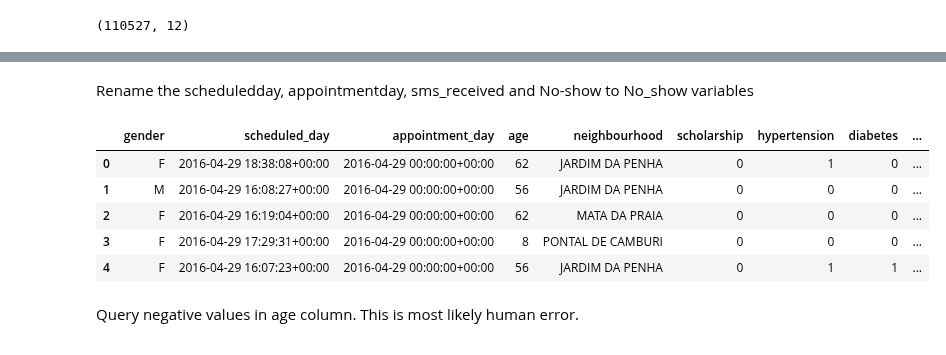
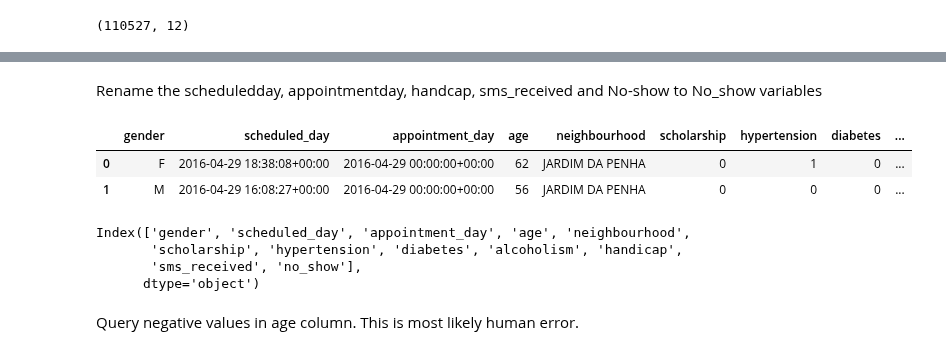
Before and after one commit to EnochAy/Udacity-Nanodegree-project--Data-Investigation-, a Jupyter notebook: Python Code/submission.ipynb, the cells around one changed output, grey strips where cells are left out. Saved outputs shown, nothing was run; the diff lists cells and outputs as text; code cells hidden in the pictures.

```diff
--- a/Python Code/submission.ipynb
+++ b/Python Code/submission.ipynb
@@ -341,7 +341,7 @@ df.head()
 | 3 | F | 2016-04-29 17:29:31+00:00 | 2016-04-29 00:00:00+00:00 | 8 | PONTAL DE CAMBURI | 0 | 0 | 0 | ... |
 | 4 | F | 2016-04-29 16:07:23+00:00 | 2016-04-29 00:00:00+00:00 | 56 | JARDIM DA PENHA | 0 | 1 | 1 | ... |
 # %% [markdown]
-Rename the scheduledday, appointmentday, sms_received and No-show to No_show variables
+Rename the scheduledday, appointmentday, handcap, sms_received and No-show to No_show variables
 # %%
 df.rename(columns=lambda x: x.strip().lower().replace(" ", "_"), inplace=True)
 
@@ -352,15 +352,21 @@ df.rename(columns= {'appointmentday':'appointment_day'}, inplace = True)
 df.rename(columns = {'hipertension':'hypertension'}, inplace = True)
 
 df.rename(columns= {'handcap':'handicap'}, inplace = True)
+
+df.rename(columns= {'no-show':'no_show'}, inplace = True)
 # %%
-df.head()
+df.head(2)
 # %% [output]
 |  | gender | scheduled_day | appointment_day | age | neighbourhood | scholarship | hypertension | diabetes | ... |
 | 0 | F | 2016-04-29 18:38:08+00:00 | 2016-04-29 00:00:00+00:00 | 62 | JARDIM DA PENHA | 0 | 1 | 0 | ... |
 | 1 | M | 2016-04-29 16:08:27+00:00 | 2016-04-29 00:00:00+00:00 | 56 | JARDIM DA PENHA | 0 | 0 | 0 | ... |
-| 2 | F | 2016-04-29 16:19:04+00:00 | 2016-04-29 00:00:00+00:00 | 62 | MATA DA PRAIA | 0 | 0 | 0 | ... |
-| 3 | F | 2016-04-29 17:29:31+00:00 | 2016-04-29 00:00:00+00:00 | 8 | PONTAL DE CAMBURI | 0 | 0 | 0 | ... |
-| 4 | F | 2016-04-29 16:07:23+00:00 | 2016-04-29 00:00:00+00:00 | 56 | JARDIM DA PENHA | 0 | 1 | 1 | ... |
+# %%
+df.columns
+# %% [output]
+Index(['gender', 'scheduled_day', 'appointment_day', 'age', 'neighbourhood',
+       'scholarship', 'hypertension', 'diabetes', 'alcoholism', 'handicap',
+       'sms_received', 'no_show'],
+      dtype='object')
 # %% [markdown]
 Query negative values in age column. This is most likely human error.
 # %%
```
Also changed, not shown: parts of 5 cells of this notebook.
